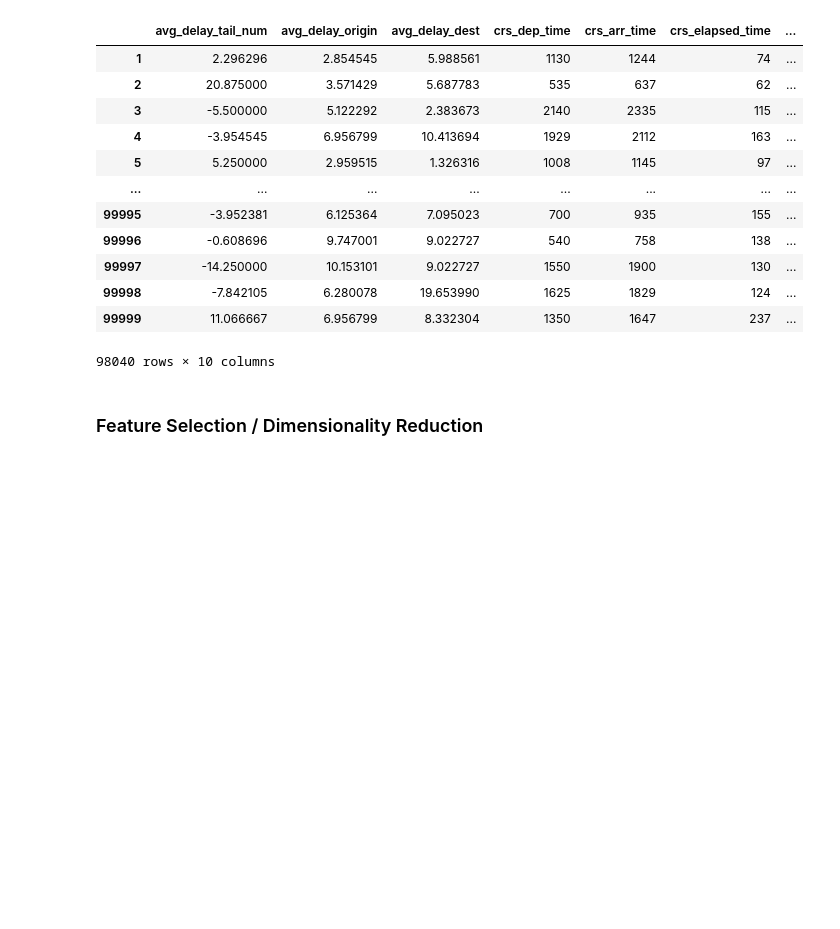
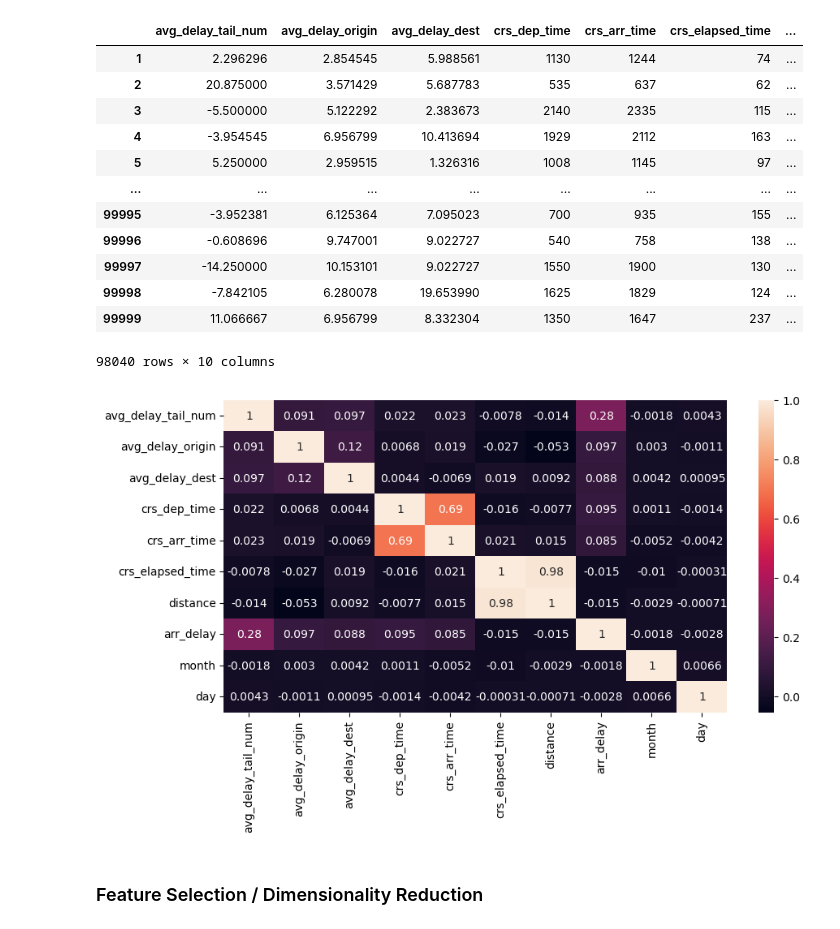
Before and after one commit to hhlim376/Flight_Project, a Jupyter notebook: modelingV3.ipynb, the cells around one changed output. Drawn from its saved outputs; the diff is of its cells as text; code cells hidden in the pictures; blank space fills up the shorter version.

Commit message:
Modelling file update

```diff
--- a/modelingV3.ipynb
+++ b/modelingV3.ipynb
@@ -139,6 +139,14 @@ df_model
 | 99998 | -7.842105 | 6.280078 | 19.653990 | 1625 | 1829 | 124 | ... |
 | 99999 | 11.066667 | 6.956799 | 8.332304 | 1350 | 1647 | 237 | ... |
 98040 rows × 10 columns
+# %%
+# Correlation matrix of features
+corr=df_model.corr()
+plt.figure(figsize=(10, 5))
+sns.heatmap(corr, annot=True )
+plt.show()
+# %% [output]
+[figure, added]
 # %%
 # Store model in CSV file
 df_model.to_csv('featuresV1.csv', index = False)
```
Also changed, not shown: parts of 16 cells of this notebook.
